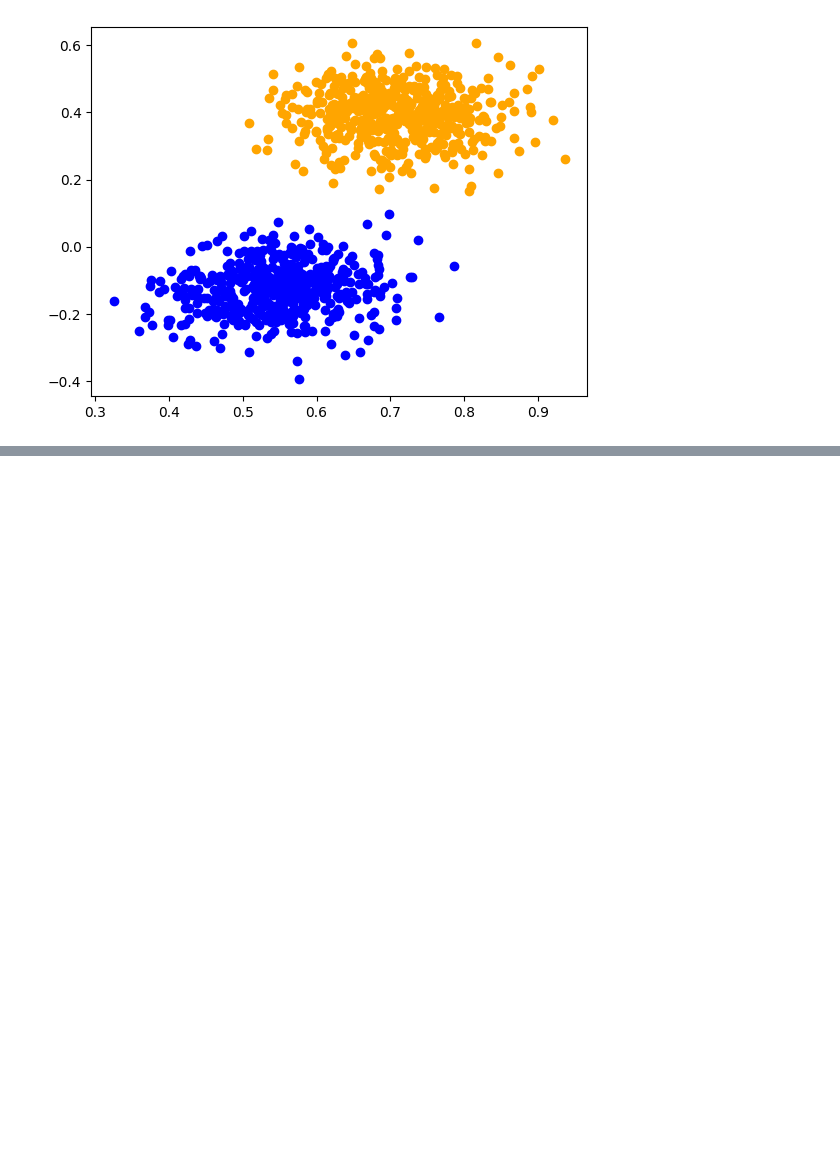
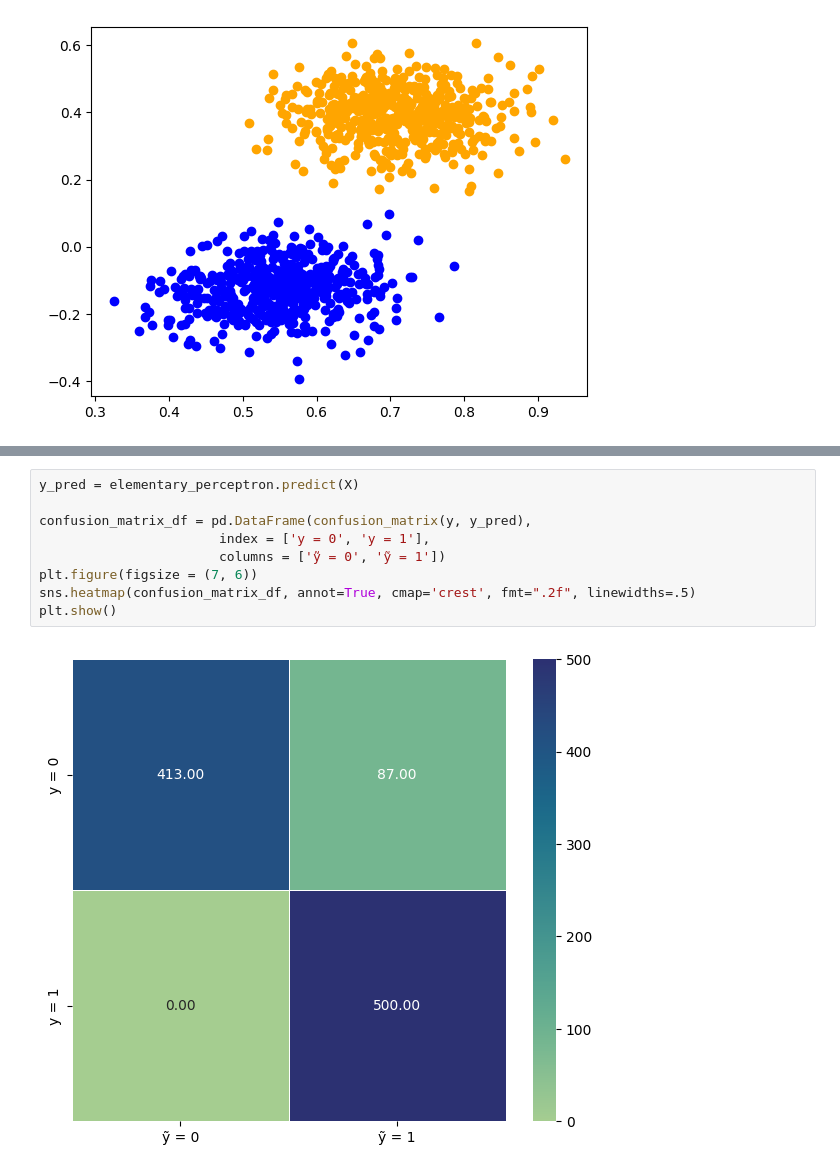
Before and after one commit to F1ameX/Modern-Methods-of-Deep-Machine-Learning, a Jupyter notebook: 2_elementary_perceptron/2_elementary_perceptron.ipynb, the cells around one changed output, grey strips where cells are left out. Cells and saved outputs as stored; diff of their text form; blank space fills up the shorter version.

```diff
--- a/2_elementary_perceptron/2_elementary_perceptron.ipynb
+++ b/2_elementary_perceptron/2_elementary_perceptron.ipynb
@@ -344,0 +383,11 @@ plt.show()
+# %%
+y_pred = elementary_perceptron.predict(X)
+
+confusion_matrix_df = pd.DataFrame(confusion_matrix(y, y_pred),
+                       index = ['y = 0', 'y = 1'],
+                       columns = ['ỹ = 0', 'ỹ = 1'])
+plt.figure(figsize = (7, 6))
+sns.heatmap(confusion_matrix_df, annot=True, cmap='crest', fmt=".2f", linewidths=.5)
+plt.show()
+# %% [output]
+[figure, added]
```
Also changed, not shown: parts of 5 cells of this notebook.
